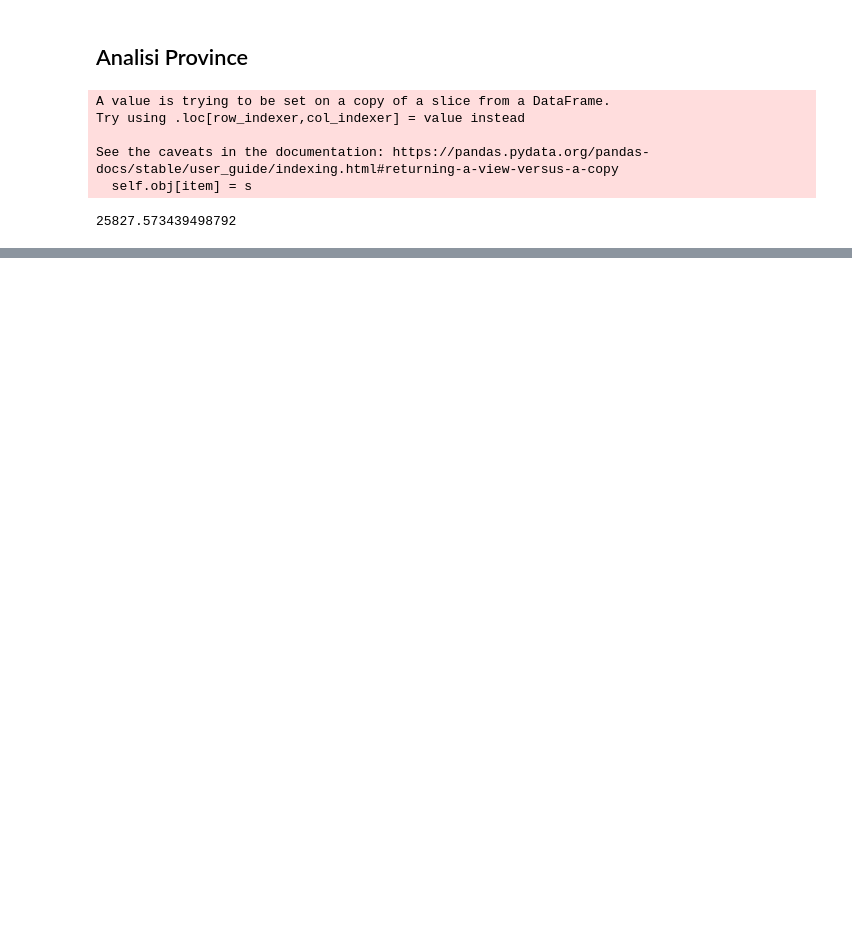
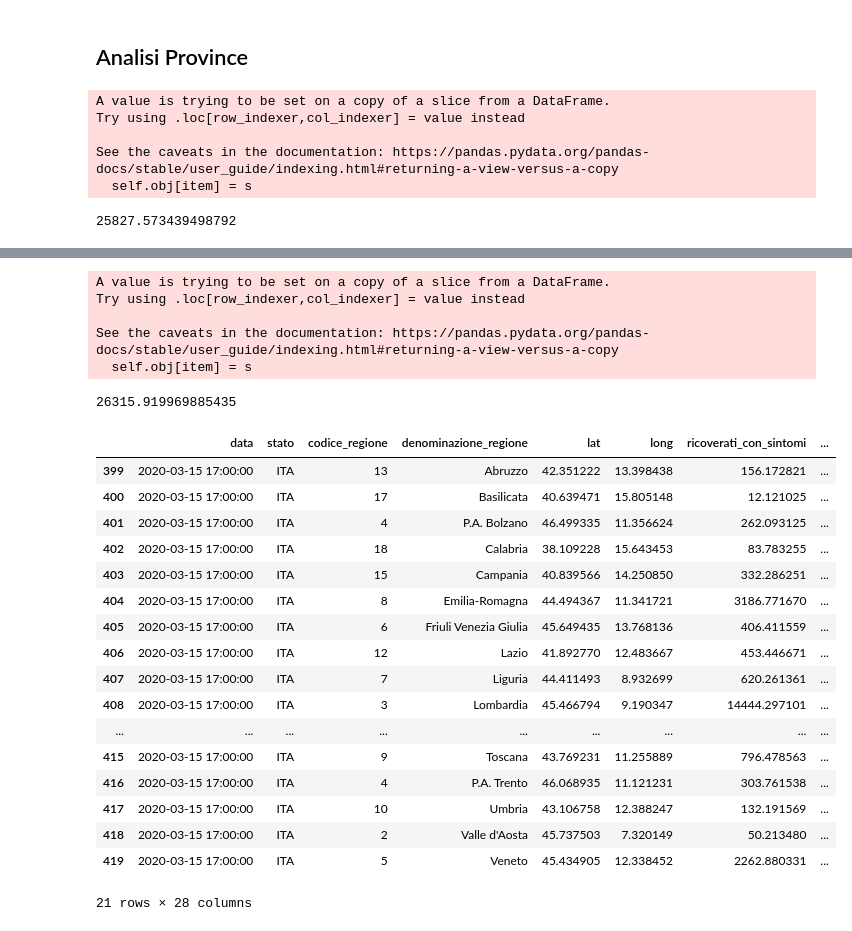
Before and after one commit to albortros/COVID-19, a Jupyter notebook: analysis/COVID.ipynb, the cells around one changed output, grey strips where cells are left out. Saved outputs shown, nothing was run; the diff lists cells and outputs as text; code cells hidden in the pictures; blank space fills up the shorter version.

```diff
--- a/analysis/COVID.ipynb
+++ b/analysis/COVID.ipynb
@@ -257,0 +290,36 @@ for reg in regioni:
+# %%
+columns = dfr_forecast.columns[6:16]
+for col in columns:
+    d = {}
+    for reg in regioni:
+        df_temp = dfr[dfr.denominazione_regione == reg]
+        #df_temp.loc[:,'data'] = pd.to_datetime(df_temp.loc[:,'data'])
+        df_temp.loc[:,'data'] = df_temp.loc[:,'data'].apply(lambda x: x.dayofyear)
+        #df_temp.loc[:,'data'].apply(lambda x: x.dayofyear)
+        try:
+            x = df_temp[df_temp[col] > 0].data.values - min(df_temp[df_temp[col] > 0].data.values)
+            y = df_temp[df_temp[col] > 0].totale_casi.values
+            popt, pcov = optimize.curve_fit(exponential, x, y)
+
+            y0,tau = unc.correlated_values(popt, pcov)
+            py = y0*unp.exp((max(x)+1)/tau)
+
+            nom = py.nominal_value
+            std_new = py.std_dev
+        except:
+            nom = 0
+            std_new = 0
+        d[reg] = [nom,std_new]
+    dfr_forecast[col] = dfr_forecast.denominazione_regione.apply(lambda x: d[x][0])
+    dfr_forecast['std_'+col] = dfr_forecast.denominazione_regione.apply(lambda x: d[x][1])
+# %% [output]
+A value is trying to be set on a copy of a slice from a DataFrame.
+Try using .loc[row_indexer,col_indexer] = value instead
+
+See the caveats in the documentation: https://pandas.pydata.org/pandas-docs/stable/user_guide/indexing.html#returning-a-view-versus-a-copy
+  self.obj[item] = s
+# %%
+dfr_forecast.to_csv('forecast_regioni_{}.csv'.format(max(dfr_forecast.data).date()))
+dfr_forecast.totale_casi.sum()
+# %% [output]
+26315.919969885435
@@ -257,0 +328,21 @@ for reg in regioni:
+# %%
+dfr_forecast
+# %% [output]
+|  | data | stato | codice_regione | denominazione_regione | lat | long | ricoverati_con_sintomi | ... |
+| 399 | 2020-03-15 17:00:00 | ITA | 13 | Abruzzo | 42.351222 | 13.398438 | 156.172821 | ... |
+| 400 | 2020-03-15 17:00:00 | ITA | 17 | Basilicata | 40.639471 | 15.805148 | 12.121025 | ... |
+| 401 | 2020-03-15 17:00:00 | ITA | 4 | P.A. Bolzano | 46.499335 | 11.356624 | 262.093125 | ... |
+| 402 | 2020-03-15 17:00:00 | ITA | 18 | Calabria | 38.109228 | 15.643453 | 83.783255 | ... |
+| 403 | 2020-03-15 17:00:00 | ITA | 15 | Campania | 40.839566 | 14.250850 | 332.286251 | ... |
+| 404 | 2020-03-15 17:00:00 | ITA | 8 | Emilia-Romagna | 44.494367 | 11.341721 | 3186.771670 | ... |
+| 405 | 2020-03-15 17:00:00 | ITA | 6 | Friuli Venezia Giulia | 45.649435 | 13.768136 | 406.411559 | ... |
+| 406 | 2020-03-15 17:00:00 | ITA | 12 | Lazio | 41.892770 | 12.483667 | 453.446671 | ... |
+| 407 | 2020-03-15 17:00:00 | ITA | 7 | Liguria | 44.411493 | 8.932699 | 620.261361 | ... |
+| 408 | 2020-03-15 17:00:00 | ITA | 3 | Lombardia | 45.466794 | 9.190347 | 14444.297101 | ... |
+| ... | ... | ... | ... | ... | ... | ... | ... | ... |
+| 415 | 2020-03-15 17:00:00 | ITA | 9 | Toscana | 43.769231 | 11.255889 | 796.478563 | ... |
+| 416 | 2020-03-15 17:00:00 | ITA | 4 | P.A. Trento | 46.068935 | 11.121231 | 303.761538 | ... |
+| 417 | 2020-03-15 17:00:00 | ITA | 10 | Umbria | 43.106758 | 12.388247 | 132.191569 | ... |
+| 418 | 2020-03-15 17:00:00 | ITA | 2 | Valle d'Aosta | 45.737503 | 7.320149 | 50.213480 | ... |
+| 419 | 2020-03-15 17:00:00 | ITA | 5 | Veneto | 45.434905 | 12.338452 | 2262.880331 | ... |
+21 rows × 28 columns
```
Also changed, not shown: parts of 13 cells of this notebook, 49 other files.
